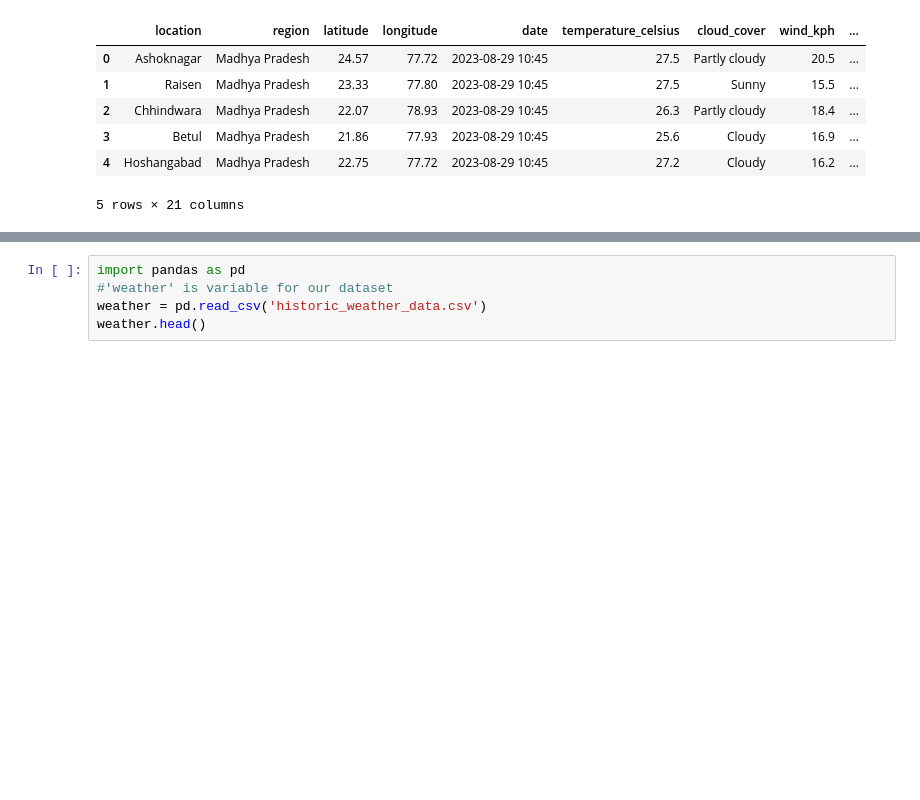
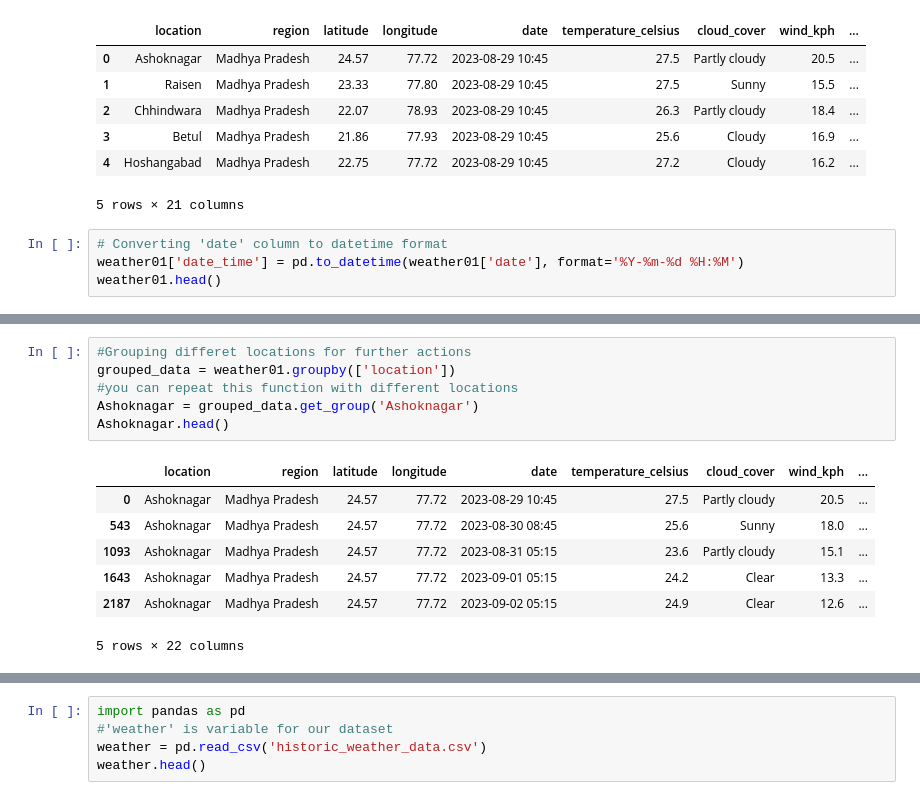
Before and after one commit to raunak01-raj/Weather-prediction, a Jupyter notebook: WP_(SVM).ipynb, the cells around one changed output, grey strips where cells are left out. Cells and saved outputs as stored; diff of their text form; blank space fills up the shorter version.

```diff
--- a/WP_(SVM).ipynb
+++ b/WP_(SVM).ipynb
@@ -56,3 +56,7 @@ weather01.head()
 | 3 | Betul | Madhya Pradesh | 21.86 | 77.93 | 2023-08-29 10:45 | 25.6 | Cloudy | 16.9 | ... |
 | 4 | Hoshangabad | Madhya Pradesh | 22.75 | 77.72 | 2023-08-29 10:45 | 27.2 | Cloudy | 16.2 | ... |
 5 rows × 21 columns
+# %%
+# Converting 'date' column to datetime format
+weather01['date_time'] = pd.to_datetime(weather01['date'], format='%Y-%m-%d %H:%M')
+weather01.head()
@@ -58,0 +91,14 @@ weather01.head()
+# %%
+#Grouping differet locations for further actions
+grouped_data = weather01.groupby(['location'])
+#you can repeat this function with different locations
+Ashoknagar = grouped_data.get_group('Ashoknagar')
+Ashoknagar.head()
+# %% [output]
+|  | location | region | latitude | longitude | date | temperature_celsius | cloud_cover | wind_kph | ... |
+| 0 | Ashoknagar | Madhya Pradesh | 24.57 | 77.72 | 2023-08-29 10:45 | 27.5 | Partly cloudy | 20.5 | ... |
+| 543 | Ashoknagar | Madhya Pradesh | 24.57 | 77.72 | 2023-08-30 08:45 | 25.6 | Sunny | 18.0 | ... |
+| 1093 | Ashoknagar | Madhya Pradesh | 24.57 | 77.72 | 2023-08-31 05:15 | 23.6 | Partly cloudy | 15.1 | ... |
+| 1643 | Ashoknagar | Madhya Pradesh | 24.57 | 77.72 | 2023-09-01 05:15 | 24.2 | Clear | 13.3 | ... |
+| 2187 | Ashoknagar | Madhya Pradesh | 24.57 | 77.72 | 2023-09-02 05:15 | 24.9 | Clear | 12.6 | ... |
+5 rows × 22 columns
```
Also changed, not shown: parts of 5 cells of this notebook, 1 other file.
